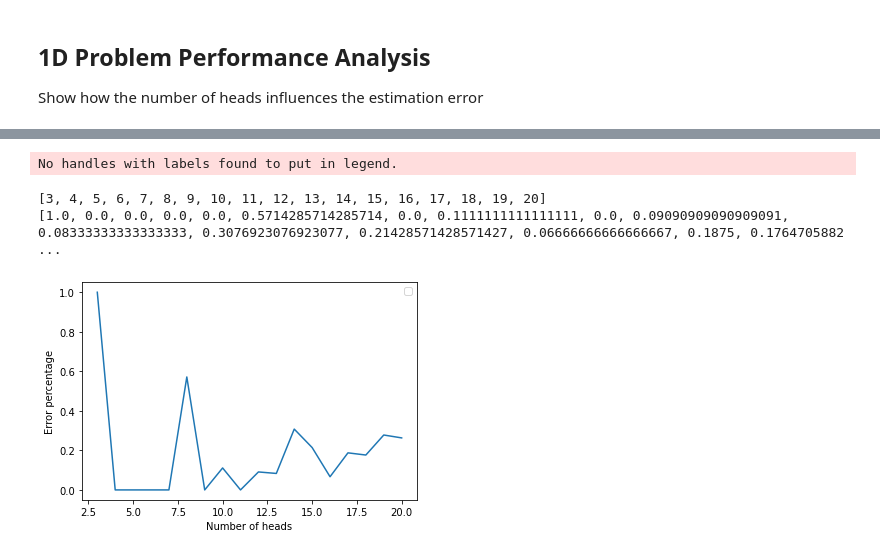
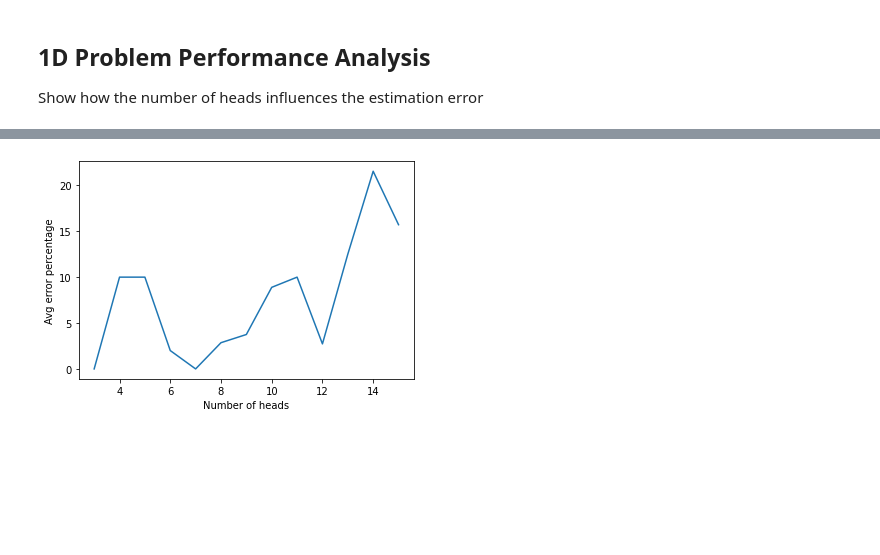
Before and after one commit to CatharinaBroocks/Subsurface-imaging, a Jupyter notebook: Subsurface_Imaging.ipynb, the cells around one changed output, grey strips where cells are left out. Cells and saved outputs as stored; diff of their text form; code cells hidden in the pictures; blank space fills up the shorter version.

```diff
--- a/Subsurface_Imaging.ipynb
+++ b/Subsurface_Imaging.ipynb
@@ -241,22 +241,36 @@ Error Rate = 0.0%
 ## 1D Problem Performance Analysis
 Show how the number of heads influences the estimation error
 # %%
+# Set everything up
+runtime = 10
 num_heads = 15
-heads = []
-error_rates = []
-kl = 1
-kh = 2
-for n in range(3,num_heads+1):
-    k_true, h = generate_random_1D_data(kl, kh, n)
-    k_res = hydrologic_inverse_analysis(kl, kh, n, h)
-    error_rate = evaluate_performance(k_true, k_res)
-    heads.append(len(h))
-    error_rates.append(error_rate)
+error_set = []
+avg_set = []
+# Start the runtime
+for i in range(runtime):
+    print(i)
+    heads = []
+    error_rates = []
+    kl = 1
+    kh = 2
+    # Calculate the values for different amounts of heads
+    for n in range(3,num_heads+1):
+        print(n)
+        k_true, h = generate_random_1D_data(kl, kh, n)
+        k_res = hydrologic_inverse_analysis(kl, kh, n, h)
+        error_rate = evaluate_performance(k_true, k_res)
+        heads.append(len(h))
+        error_rates.append(error_rate)
+    error_set.append(error_rates)
+# Do the statisics, take the average for each amount of heads
+for i in range(num_heads-2):
+    avg = 0
+    for j in range(runtime):
+        avg+=error_set[j][i]
+    avg_set.append(avg/runtime*100)
 
-print(heads)
-print(error_rates)
-plt.plot(heads, error_rates)
+plt.plot(heads, avg_set)
 plt.xlabel("Number of heads")
-plt.ylabel("Error percentage")
+plt.ylabel("Avg error percentage")
 plt.show()
 # %% [output]
@@ -281,4 +294 @@ Function in Sympy: -1.17463144349325*q1*q2 - 0.293657860873313*q1 - 1.1746314434
-No handles with labels found to put in legend.
-[3, 4, 5, 6, 7, 8, 9, 10, 11, 12, 13, 14, 15, 16, 17, 18, 19, 20]
-[1.0, 0.0, 0.0, 0.0, 0.0, 0.5714285714285714, 0.0, 0.1111111111111111, 0.0, 0.09090909090909091, 0.08333333333333333, 0.3076923076923077, 0.21428571428571427, 0.06666666666666667, 0.1875, 0.1764705882 ...
-[figure, old version]
+[figure, new version]
```
Also changed, not shown: parts of 6 cells of this notebook.
